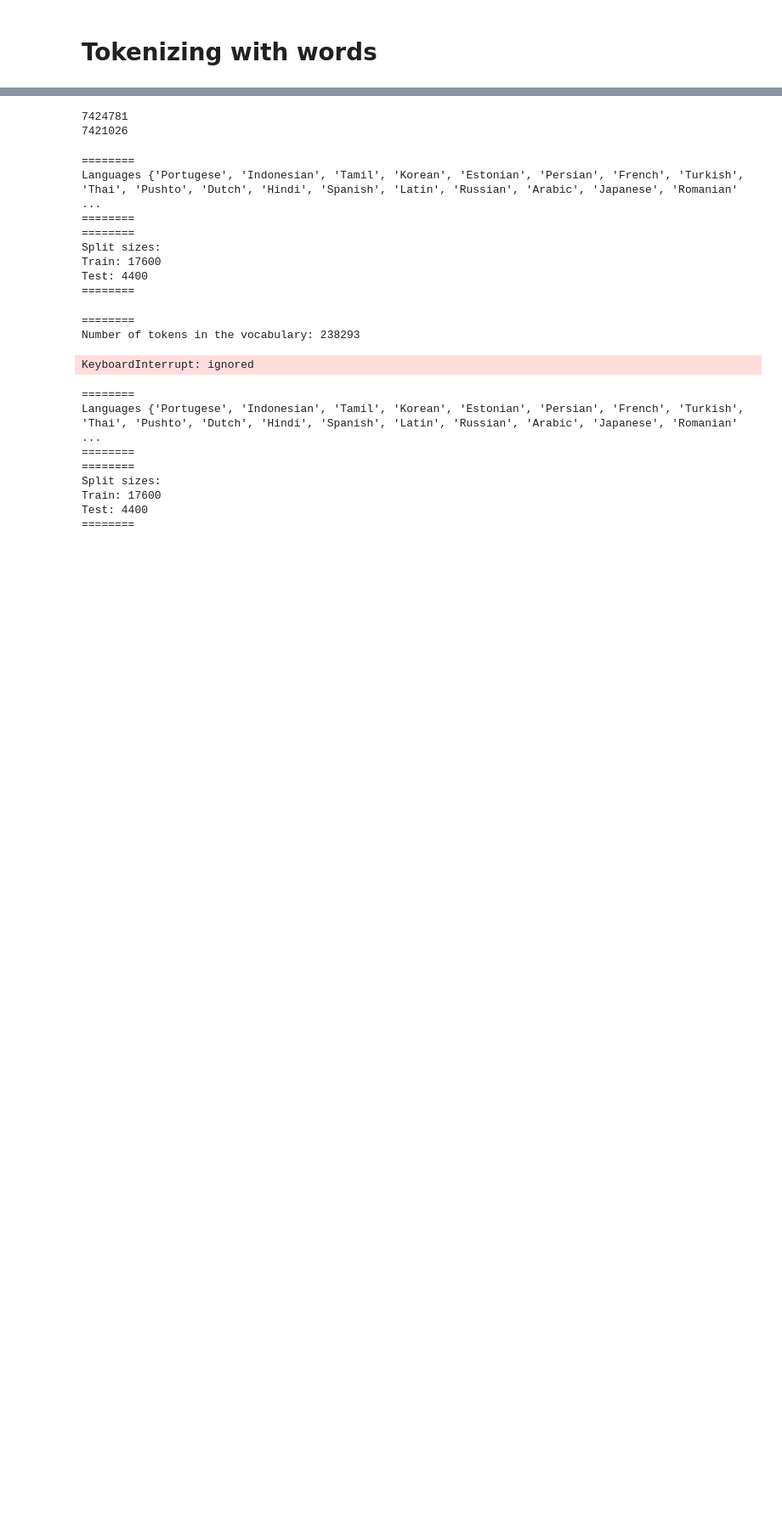
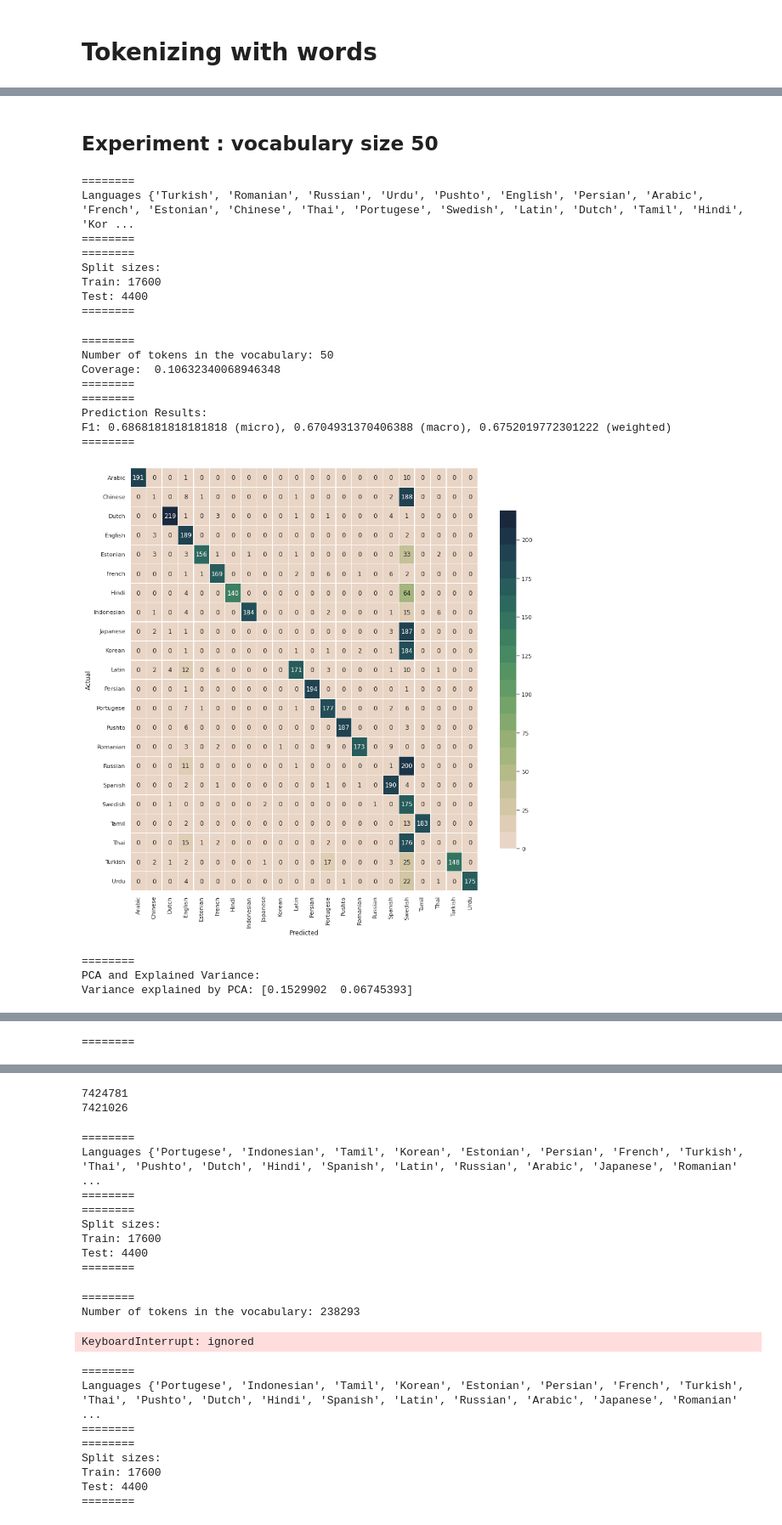
Before and after one commit to KatBCN/MUD-Lab-LangDet, a Jupyter notebook: Assignment1_MUD_KW.ipynb, the cells around one changed output, grey strips where cells are left out. Shown at 85% size. Drawn from its saved outputs; the diff is of its cells as text; code cells hidden in the pictures; blank space fills up the shorter version.

```diff
--- a/Assignment1_MUD_KW.ipynb
+++ b/Assignment1_MUD_KW.ipynb
@@ -740,0 +817,27 @@ Variance explained by PCA: [0.07229505 0.03247668]
+# %% [markdown]
+## Experiment : vocabulary size 50
+# %%
+vocabulary = 50
+analyzer = 'word'
+results(input, vocabulary, analyzer)
+# %% [output]
+========
+Languages {'Turkish', 'Romanian', 'Russian', 'Urdu', 'Pushto', 'English', 'Persian', 'Arabic', 'French', 'Estonian', 'Chinese', 'Thai', 'Portugese', 'Swedish', 'Latin', 'Dutch', 'Tamil', 'Hindi', 'Kor ...
+========
+========
+Split sizes:
+Train: 17600
+Test: 4400
+========
+========
+Number of tokens in the vocabulary: 50
+Coverage:  0.10632340068946348
+========
+========
+Prediction Results:
+F1: 0.6868181818181818 (micro), 0.6704931370406388 (macro), 0.6752019772301222 (weighted)
+========
+[figure, added]
+========
+PCA and Explained Variance:
+Variance explained by PCA: [0.1529902  0.06745393]
@@ -740,0 +845 @@ Variance explained by PCA: [0.07229505 0.03247668]
+========
```
Also changed, not shown: parts of 29 cells of this notebook.
